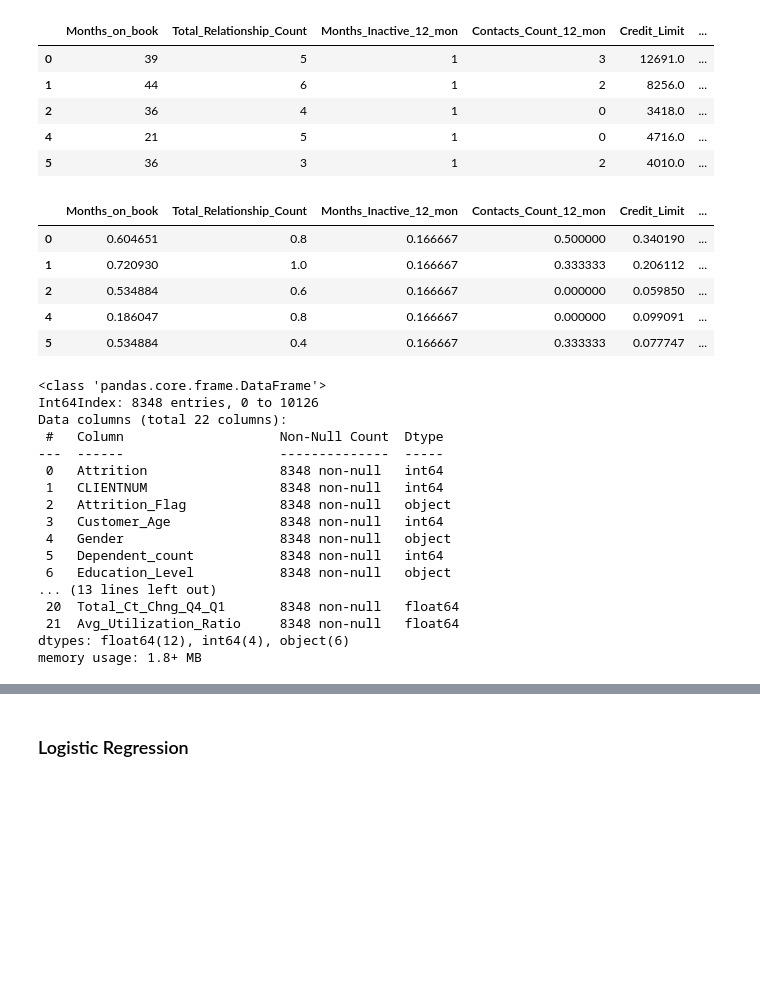
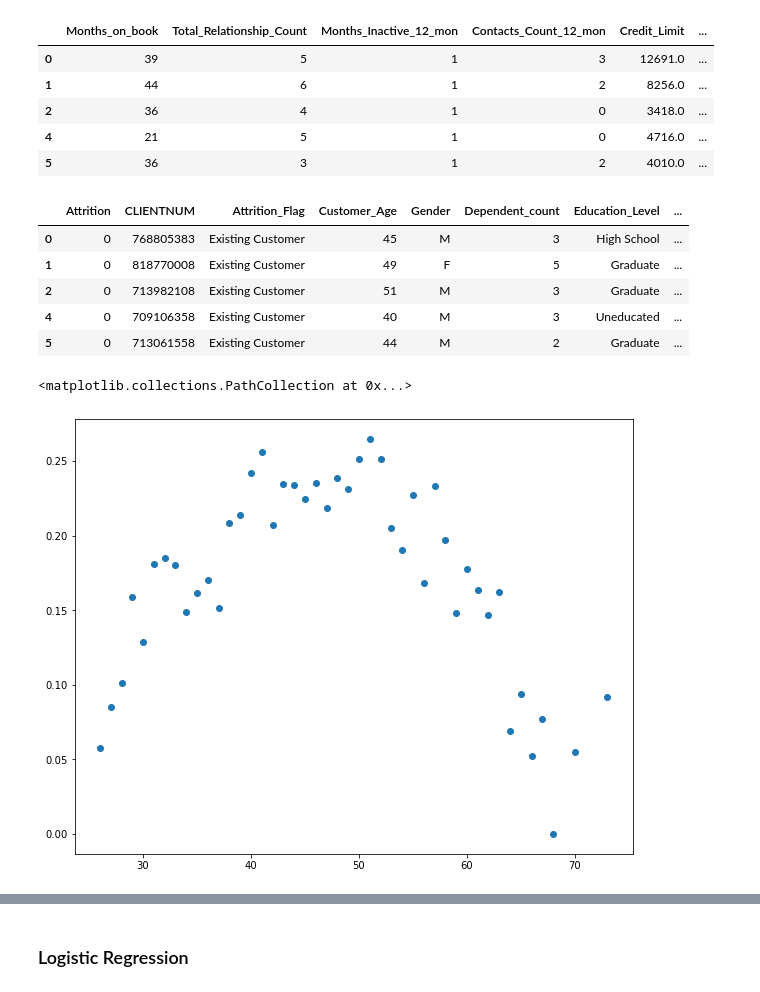
Before and after one commit to Ayomi-tech/Bank-Customers-and-Attrition., a Jupyter notebook: second_project1.ipynb, the cells around one changed output, grey strips where cells are left out. Cells and saved outputs as stored; diff of their text form; code cells hidden in the pictures; blank space fills up the shorter version.

```diff
--- a/second_project1.ipynb
+++ b/second_project1.ipynb
@@ -233,14 +238,7 @@ from sklearn.preprocessing import MinMaxScaler
 
 scaler = MinMaxScaler()
 num= pd.DataFrame(scaler.fit_transform(num), columns=num.columns, index=num.index)
-num.head()
+#num.head()
-# %% [output]
-|  | Months_on_book | Total_Relationship_Count | Months_Inactive_12_mon | Contacts_Count_12_mon | Credit_Limit | ... |
-| 0 | 0.604651 | 0.8 | 0.166667 | 0.500000 | 0.340190 | ... |
-| 1 | 0.720930 | 1.0 | 0.166667 | 0.333333 | 0.206112 | ... |
-| 2 | 0.534884 | 0.6 | 0.166667 | 0.000000 | 0.059850 | ... |
-| 4 | 0.186047 | 0.8 | 0.166667 | 0.000000 | 0.099091 | ... |
-| 5 | 0.534884 | 0.4 | 0.166667 | 0.333333 | 0.077747 | ... |
 # %%
 # we extract the desired columns form the original dataframe:
 num1= card[['Attrition','CLIENTNUM', 'Attrition_Flag', 'Customer_Age', 'Gender',
@@ -251,25 +249,14 @@ num1= card[['Attrition','CLIENTNUM', 'Attrition_Flag', 'Customer_Age', 'Gender',
 
 card1=pd.concat([num1, num], axis=1)
 #card1.head()
-card1.info()
+card1.head()
 # %% [output]
-<class 'pandas.core.frame.DataFrame'>
-Int64Index: 8348 entries, 0 to 10126
-Data columns (total 22 columns):
- #   Column                    Non-Null Count  Dtype
----  ------                    --------------  -----
- 0   Attrition                 8348 non-null   int64
- 1   CLIENTNUM                 8348 non-null   int64
- 2   Attrition_Flag            8348 non-null   object
- 3   Customer_Age              8348 non-null   int64
- 4   Gender                    8348 non-null   object
- 5   Dependent_count           8348 non-null   int64
- 6   Education_Level           8348 non-null   object
-... (13 lines left out)
- 20  Total_Ct_Chng_Q4_Q1       8348 non-null   float64
- 21  Avg_Utilization_Ratio     8348 non-null   float64
-dtypes: float64(12), int64(4), object(6)
-memory usage: 1.8+ MB
+|  | Attrition | CLIENTNUM | Attrition_Flag | Customer_Age | Gender | Dependent_count | Education_Level | ... |
+| 0 | 0 | 768805383 | Existing Customer | 45 | M | 3 | High School | ... |
+| 1 | 0 | 818770008 | Existing Customer | 49 | F | 5 | Graduate | ... |
+| 2 | 0 | 713982108 | Existing Customer | 51 | M | 3 | Graduate | ... |
+| 4 | 0 | 709106358 | Existing Customer | 40 | M | 3 | Uneducated | ... |
+| 5 | 0 | 713061558 | Existing Customer | 44 | M | 2 | Graduate | ... |
 # %%
 # to normalise our data, especially, credit limit, total revolving balance, total
 # transaction amount, we use log form:
@@ -279,3 +266,11 @@ memory usage: 1.8+ MB
 #card['Credit_Limit']=(card['Credit_Limit']-min(card['Credit_Limit']))/(card['Credit_Limit'].max()-card['Credit_Limit'].min())
 # the returned values are between 0 & 1.
 # formula = (x-xmin)/(xmax-xmin)
+# %%
+# scatter between the mean of credit limit for each age category:
+
+plt.scatter(x = card1.groupby('Customer_Age')['Credit_Limit'].mean().reset_index()['Customer_Age'],
+            y = card1.groupby('Customer_Age')['Credit_Limit'].mean().reset_index()['Credit_Limit'])
+# %% [output]
+<matplotlib.collections.PathCollection at 0x...>
+[figure, added]
```
Also changed, not shown: parts of 15 cells of this notebook, 1 other file.
